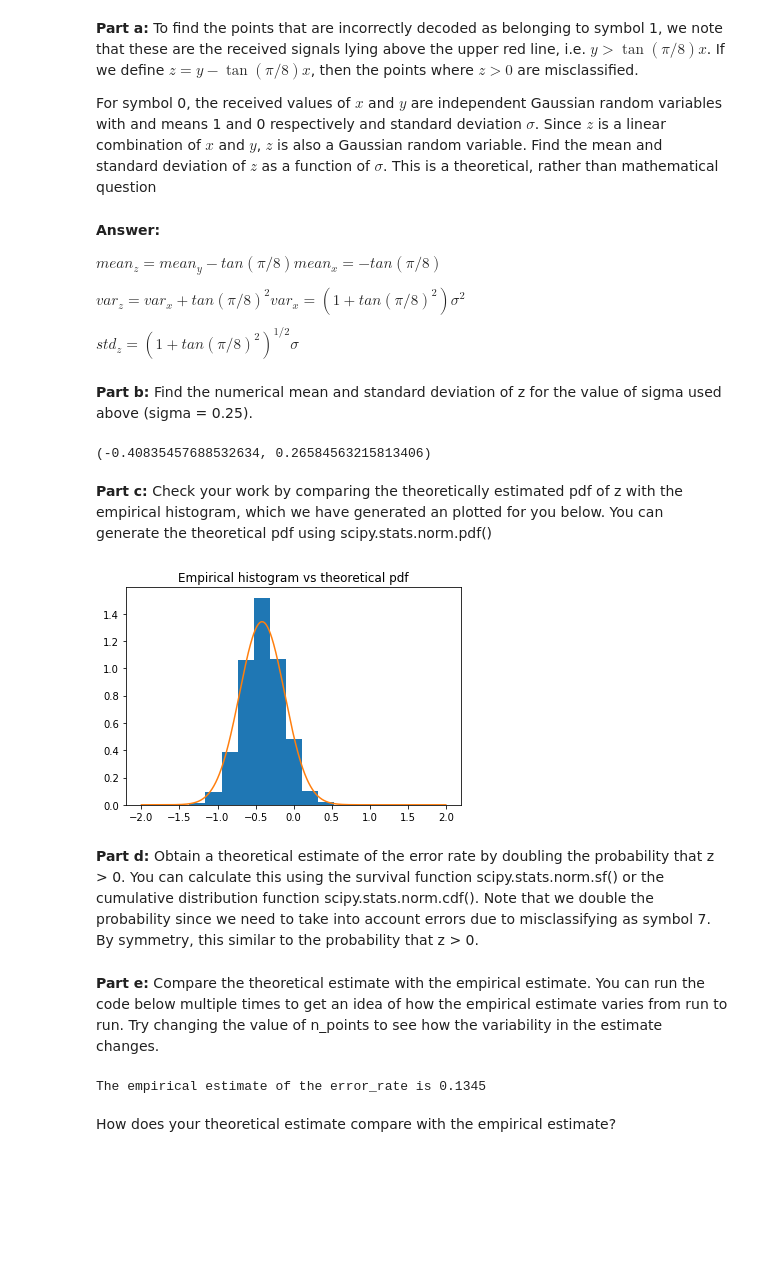
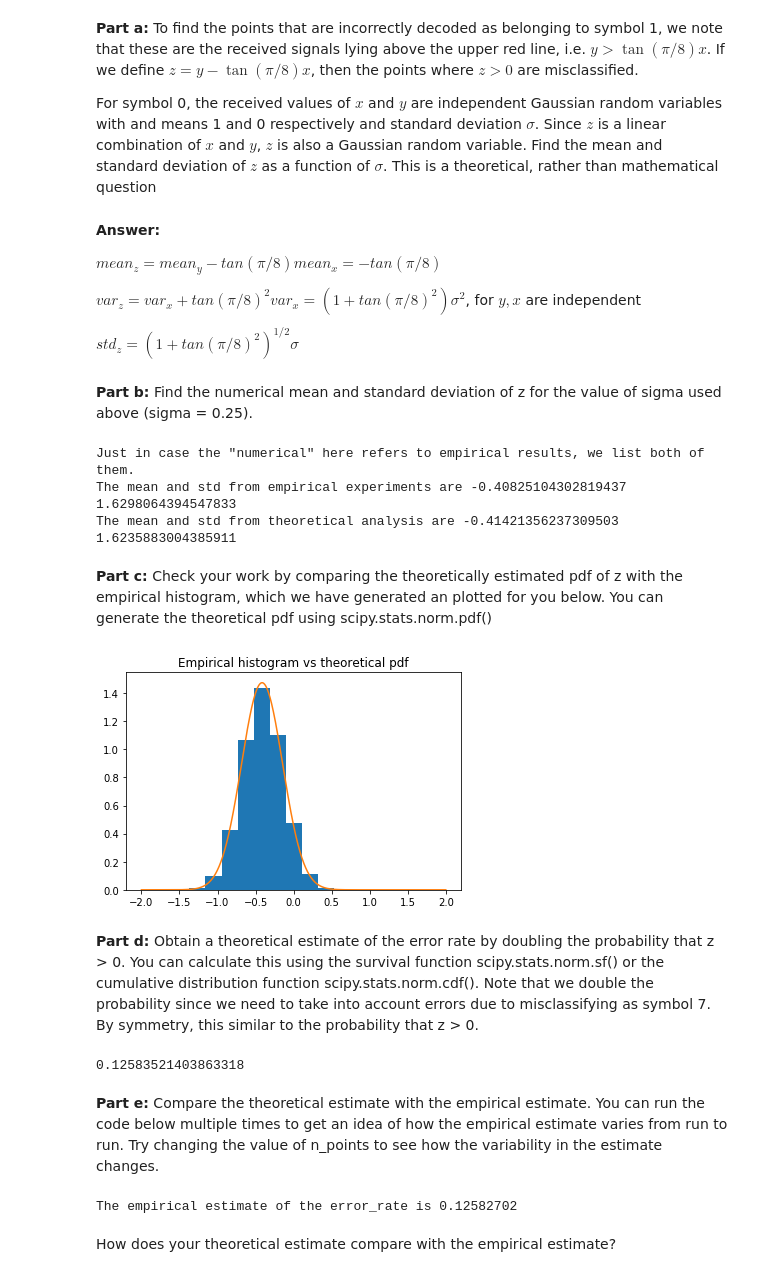
Before and after one commit to DanDoge/course_hkust, a Jupyter notebook: Prob. and Rand. Proc/homework/HW3/homework3 programming/Homework 3 Q6.ipynb, the cells around one changed output. Cells and saved outputs as stored; diff of their text form; code cells hidden in the pictures; blank space fills up the shorter version.

```diff
--- a/Prob. and Rand. Proc/homework/HW3/homework3 programming/Homework 3 Q6.ipynb
+++ b/Prob. and Rand. Proc/homework/HW3/homework3 programming/Homework 3 Q6.ipynb
@@ -155,41 +155,51 @@ For symbol 0, the received values of $x$ and $y$ are independent Gaussian random
 
 $mean_z = mean_y - tan(\pi/8)mean_x = -tan(\pi/8)$
 
-$var_z = var_x + tan(\pi/8)^{2}var_x = (1 + tan(\pi/8)^{2})\sigma^{2}$
+$var_z = var_x + tan(\pi/8)^{2}var_x = (1 + tan(\pi/8)^{2})\sigma^{2}$, for $y, x$ are independent
 
 $std_z = (1 + tan(\pi/8)^{2})^{1/2}\sigma$
 # %% [markdown]
 **Part b:** Find the numerical mean and standard deviation of z for the value of sigma used above (sigma = 0.25).
-# %%
-z = y_noise - np.tan(np.pi/8) * x_noise
-np.mean(z), np.std(z)
-# %% [output]
-(-0.40835457688532634, 0.26584563215813406)
+# %%
+z = y_noise - np.tan(np.pi/8) * x_noise
+print("Just in case the \"numerical\" here refers to empirical results, we list both of them.")
+print("The mean and std from empirical experiments are", np.mean(z), np.std(z))
+print("The mean and std from theoretical analysis are", -np.tan(np.pi / 8), np.sqrt(1 + np.tan(np.pi / 8)* np.tan(np.pi / 8)) * sigma)
+# %% [output]
+Just in case the "numerical" here refers to empirical results, we list both of them.
+The mean and std from empirical experiments are -0.40825104302819437 1.6298064394547833
+The mean and std from theoretical analysis are -0.41421356237309503 1.6235883004385911
 # %% [markdown]
 **Part c:** Check your work by comparing the theoretically estimated pdf of z with the empirical histogram, which we have generated an plotted for you below. You can generate the theoretical pdf using scipy.stats.norm.pdf()
 # %%
 z = y_noise - np.tan(np.pi/8) * x_noise
 fig, ax = plt.subplots()
 x = np.linspace(-2,2,20)
 ax.hist(z,bins = x,density=True)
 ax.set_title('Empirical histogram vs theoretical pdf')
 
 # put your code to generate the theoretical histogram here
-x_dense = np.linspace(-2, 2, 1000)
-ax.plot(x_dense, scipy.stats.norm.pdf(x_dense, -np.tan(np.pi/8), np.sqrt(1 + np.tan(np.pi/8)) * 0.25))
+x_dense = np.linspace(-2, 2, 1000) # denser points
+ax.plot(x_dense, scipy.stats.norm.pdf(x_dense, -np.tan(np.pi/8), np.sqrt(1 + np.tan(np.pi/8) * np.tan(np.pi/8)) * 0.25))
 
 plt.show()
 # %% [output]
-[figure, old version]
+[figure, new version]
 # %% [markdown]
 **Part d:** Obtain a theoretical estimate of the error rate by doubling the probability that z > 0.  You can calculate this using the survival function scipy.stats.norm.sf() or the cumulative distribution function scipy.stats.norm.cdf(). Note that we double the probability since we need to take into account errors due to misclassifying as symbol 7. By symmetry, this similar to the probability that z > 0.
+# %%
+error_rate_one_side = 1 - scipy.stats.norm.cdf(0, -np.tan(np.pi/8), np.sqrt(1 + np.tan(np.pi/8) * np.tan(np.pi/8)) * 0.25)
+error_rate_th = error_rate_one_side * 2
+error_rate_th
+# %% [output]
+0.12583521403863318
 # %% [markdown]
 **Part e:** Compare the theoretical estimate with the empirical estimate. You can run the code below multiple times to get an idea of how the empirical estimate varies from run to run.  Try changing the value of n_points to see how the variability in the estimate changes.
 # %%
 sigma = 0.25
 
 # create n_points transmitted signals corrupted by Gaussian noise
-n_points = 10000
+n_points = 50000000
 k_noise = np.repeat(0,n_points)
 noise_rv = scipy.stats.norm(loc=0,scale=sigma)
 x_noise=np.cos(2*np.pi*k_noise/8) + noise_rv.rvs(size=n_points)
@@ -199,7 +209,7 @@ k_dec = decode( x_noise, y_noise, x_sym, y_sym)
 error_rate = np.count_nonzero(k_dec)/n_points
 print('The empirical estimate of the error_rate is',error_rate)
 # %% [output]
-The empirical estimate of the error_rate is 0.1345
+The empirical estimate of the error_rate is 0.12582702
 # %% [markdown]
 How does your theoretical estimate compare with the empirical estimate?
 # %% [markdown]
```
Also changed, not shown: parts of 9 cells of this notebook, 9 other files.
